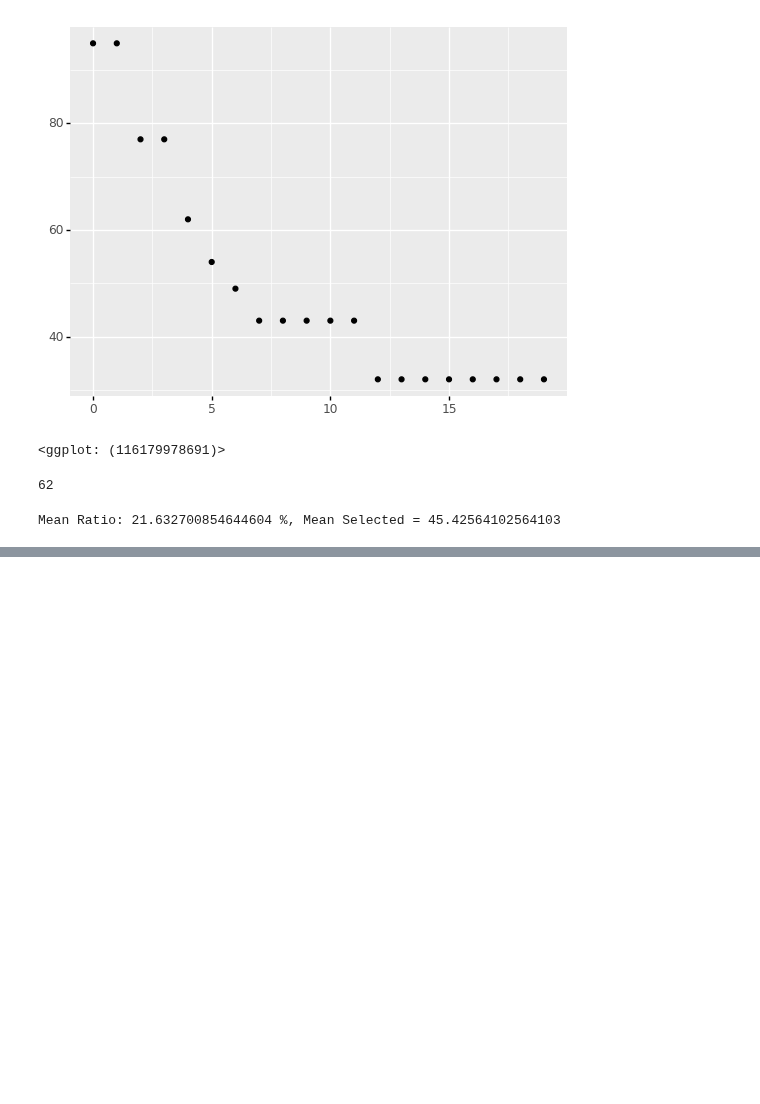
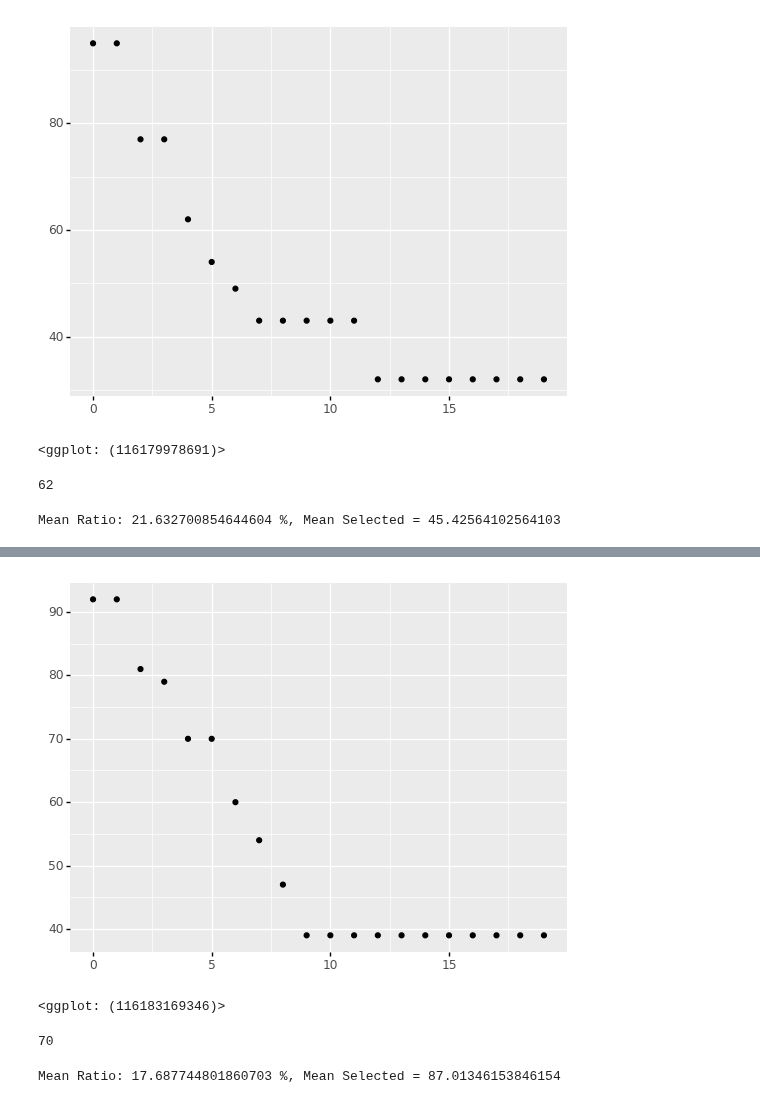
Before and after one commit to niightingale/bep_tools, a Jupyter notebook: fiji_analysis/models_X2.ipynb, the cells around one changed output, grey strips where cells are left out. Cells and saved outputs as stored; diff of their text form; code cells hidden in the pictures; blank space fills up the shorter version.

Commit message:
analysed all data preliminary

```diff
--- a/fiji_analysis/models_X2.ipynb
+++ b/fiji_analysis/models_X2.ipynb
@@ -727,0 +754,32 @@ Mean Ratio: 21.632700854644604 %, Mean Selected = 45.42564102564103
+# %%
+ar_wt_pos_0206_6_view = pd.read_csv('data/0206_assay_novel/output_data/ar_wt_6_view.csv')
+
+n_rows = ar_wt_pos_0206_6_view.shape[0]
+
+empty_couples = [0 for x in range(0, n_rows)]
+ar_wt_pos_0206_6_view['cluster_id'] = empty_couples
+ar_wt_pos_0206_6_view['cluster_size'] = empty_couples
+
+ls_bunch = buncher_glx(ar_wt_pos_0206_6_view)
+
+ggplot(aes(range(0, len(ls_bunch)), ls_bunch)) +\
+    geom_point()
+# %% [output]
+[figure, added]
+<ggplot: (116183169346)>
+# %%
+print(ls_bunch[4])
+# %% [output]
+70
+# %%
+nuclei_0206_6 = opera_to_df('data/0206_assay_novel/input_data/nuclei.txt', n_skip = 8)
+
+nuclei_0206_6 = filter_frame(nuclei_0206_6, 6)
+nuclei_0206_6 = nuclei_0206_6.sort_values(by = ['Timepoint'])
+nuclei_0206_6['Nuclei - Ratio'] = nuclei_0206_6['Nuclei Selected - Number of Objects'] / nuclei_0206_6['Nuclei - Number of Objects']
+
+mean_ratio = nuclei_0206_6['Nuclei - Ratio'].mean()
+mean_selected = nuclei_0206_6['Nuclei Selected - Number of Objects'].mean()
+print(f'Mean Ratio: {mean_ratio * 100} %, Mean Selected = {mean_selected}')
+# %% [output]
+Mean Ratio: 17.687744801860703 %, Mean Selected = 87.01346153846154
```
Also changed, not shown: parts of 4 cells of this notebook, 4 other files.
